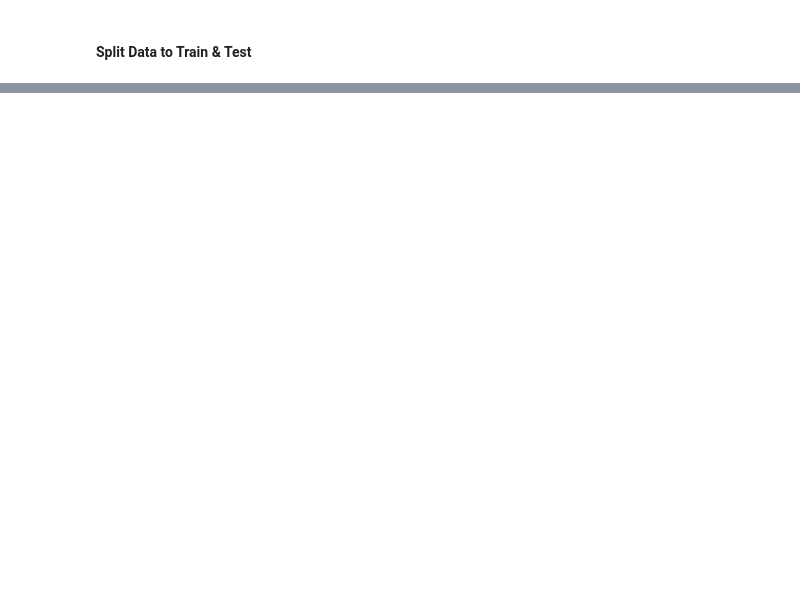
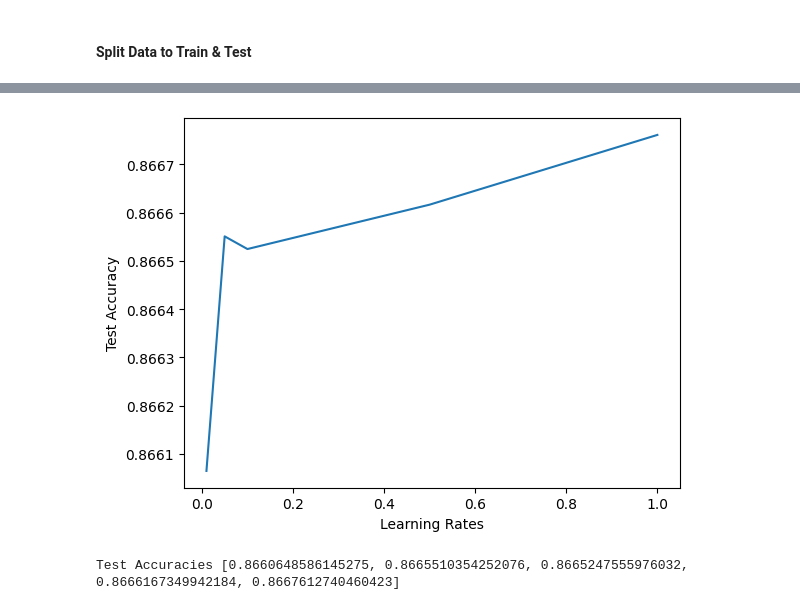
Before and after one commit to yasmineghanem/ML-Project, a Jupyter notebook: final/AdaBoost.ipynb, the cells around one changed output, grey strips where cells are left out. Cells and saved outputs as stored; diff of their text form; code cells hidden in the pictures; blank space fills up the shorter version.

```diff
--- a/final/AdaBoost.ipynb
+++ b/final/AdaBoost.ipynb
@@ -47,0 +86,24 @@ X_train, X_test, y_train, y_test = train_test_split(features, labels, test_size=
+# %%
+# Try differen learning rates
+n_estimators = 100 # use 100 estimators
+learning_rate_options = [0.01, 0.05, 0.1, 0.5, 1] # try different learning rates => how much each model contributes to the final prediction
+
+test_accuracies_lr = []
+
+for learning_rate in learning_rate_options:
+    model = AdaBoostClassifier(n_estimators=n_estimators, learning_rate=learning_rate)
+    model.fit(X_train, Y_train)
+    test_accuracy = accuracy_score(Y_test, model.predict(X_test))
+    test_accuracies_lr.append(test_accuracy)
+
+
+# plot the test accuracies for each number of estimators
+plt.plot(learning_rate_options, test_accuracies)
+plt.xlabel('Learning Rates')
+plt.ylabel('Test Accuracy')
+plt.show()
+
+print("Test Accuracies" ,test_accuracies)
+# %% [output]
+[figure, added]
+Test Accuracies [0.8660648586145275, 0.8665510354252076, 0.8665247555976032, 0.8666167349942184, 0.8667612740460423]
```
Also changed, not shown: parts of 22 cells of this notebook, 1 other file.
